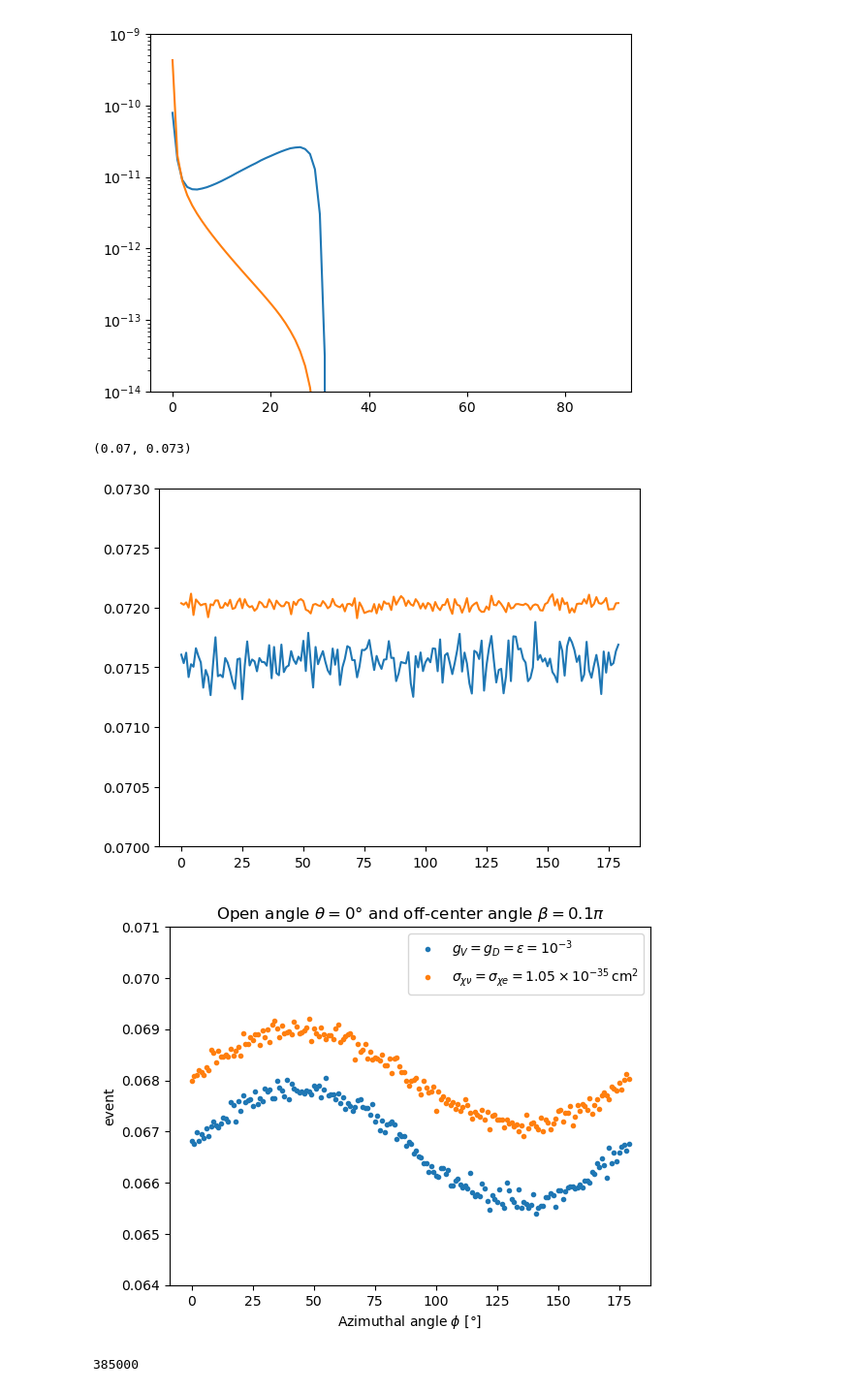
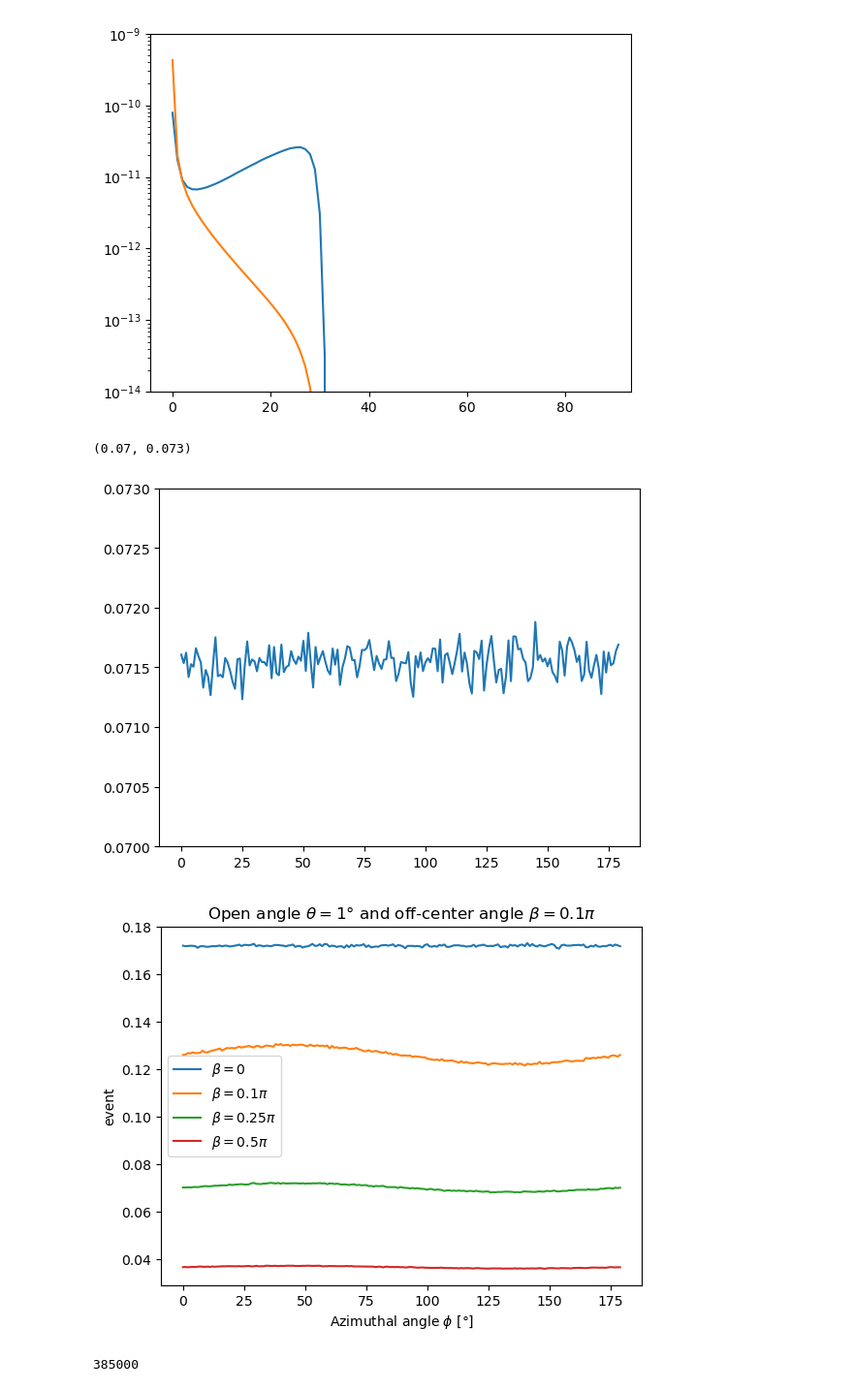
Before and after one commit to yenhsunlin/SNnuBDM2, a Jupyter notebook: src/example.ipynb, the cells around one changed output. Shown at 97% size. Drawn from its saved outputs; the diff is of its cells as text; code cells hidden in the pictures.

```diff
--- a/src/example.ipynb
+++ b/src/example.ipynb
@@ -267,8 +269,12 @@ Controller stopped: {'exit_code': 0, 'pid': 2889, 'identifier': 'ipcontroller-16
 # %%
 event1 = np.load(f'../data/BDM_events/bdmEventAtAngle_mx1_Rstar8.5_beta0pi.npy')
 event2 = np.load(f'../data/BDM_events/bdmEventAtAngle_mx1_Rstar8.5_beta0.1pi.npy')
-event3 = np.load(f'../data/BDM_events/bdmLegacyEventAtAngle_mx1_Rstar8.5_beta0pi.npy')
-event4 = np.load(f'../data/BDM_events/bdmLegacyEventAtAngle_mx1_Rstar8.5_beta0.1pi.npy')
+event3 = np.load(f'../data/BDM_events/bdmEventAtAngle_mx1_Rstar8.5_beta0.25pi.npy')
+event4 = np.load(f'../data/BDM_events/bdmEventAtAngle_mx1_Rstar8.5_beta0.5pi.npy')
+
+#event4 = np.load(f'../data/BDM_events/bdmLegacyEventAtAngle_mx1_Rstar8.5_beta0pi.npy')
+#event5 = np.load(f'../data/BDM_events/bdmLegacyEventAtAngle_mx1_Rstar8.5_beta0.1pi.npy')
+#event6 = np.load(f'../data/BDM_events/bdmLegacyEventAtAngle_mx1_Rstar8.5_beta0.5pi.npy')
 # %%
 normpar = colors.LogNorm()
 fig, _ = plt.subplots(figsize = (10,5))
@@ -358,19 +364,21 @@ plt.plot(np.arange(180),event3[2]*7.473e33*sigxv_fac*sigxe)
 plt.ylim(0.07,0.073)
 # %% [output]
 (0.07, 0.073)
-[figure, old version]
+[figure, new version]
 # %%
-plt.plot(np.arange(180),event2[2]*7.473e33*gV**2*gD**4*eps**2,'.',label=r'$g_V=g_D=\epsilon=10^{-3}$')
-plt.plot(np.arange(180),event4[2]*7.473e33*sigxv_fac*sigxe,'.',label=r'$\sigma_{\chi\nu}=\sigma_{\chi e}=1.05\times 10^{-35}\,{\rm cm^2}$')
+plt.plot(np.arange(180),event1[1]*7.473e33*gV**2*gD**4*eps**2,label=r'$\beta=0$')
+plt.plot(np.arange(180),event2[1]*7.473e33*gV**2*gD**4*eps**2,label=r'$\beta=0.1\pi$')
+plt.plot(np.arange(180),event3[1]*7.473e33*gV**2*gD**4*eps**2,label=r'$\beta=0.25\pi$')
+plt.plot(np.arange(180),event4[1]*7.473e33*gV**2*gD**4*eps**2,label=r'$\beta=0.5\pi$')
 plt.legend()
 #plt.yscale('log')
-plt.ylim(0.064,0.071)
+#plt.ylim(0.01,0.075)
 plt.xlabel(r'Azimuthal angle $\phi~[\degree]$')
-plt.title(r'Open angle $\theta = 0\degree$ and off-center angle $\beta=0.1\pi$')
+plt.title(r'Open angle $\theta = 1\degree$ and off-center angle $\beta=0.1\pi$')
 plt.ylabel('event')
-plt.savefig('event_beta0.1pi.pdf')
+plt.savefig('../plots/event_betas.pdf',bbox_inches='tight')
 # %% [output]
-[figure, old version]
+[figure, new version]
 # %%
 500*22*35
 # %% [output]
```
Also changed, not shown: parts of 2 cells of this notebook, 8 other files.
